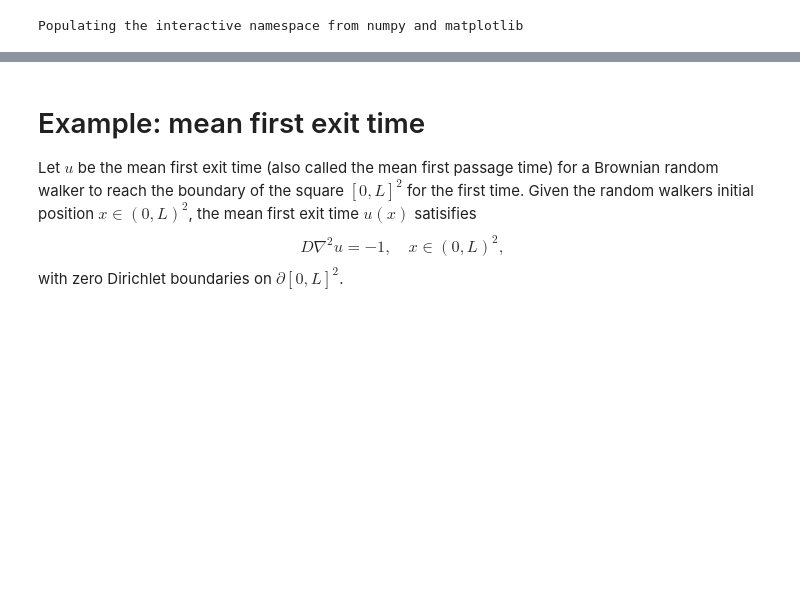
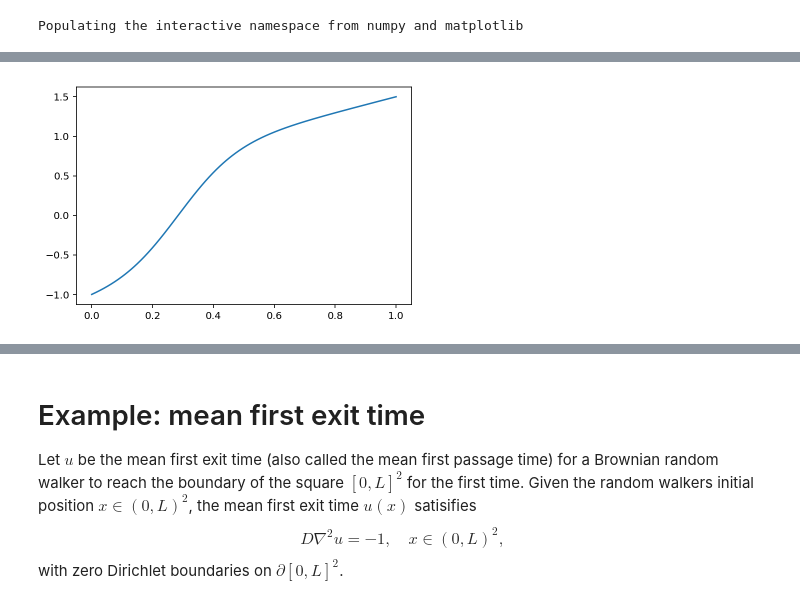
Before and after one commit to newby-jay/MATH536-Winter2021-JupyterNotebooks, a Jupyter notebook: Week 5.ipynb, the cells around one changed output, grey strips where cells are left out. Saved outputs shown, nothing was run; the diff lists cells and outputs as text; code cells hidden in the pictures; blank space fills up the shorter version.

```diff
--- a/Week 5.ipynb
+++ b/Week 5.ipynb
@@ -6,0 +12,67 @@ Populating the interactive namespace from numpy and matplotlib
+# %%
+m = 500
+L = 1.
+h = L/(m+2)
+
+alpha = -1.
+beta = 1.5
+D = 0.1
+
+
+## standard second order diff
+e = ones(m)
+L2 = D/h**2*(diag(-2.*e, 0) + diag(e[1:], 1) + diag(e[1:], -1))
+
+## centered diff
+L1 = 1/(2.*h)*(diag(e[1:], 1) - diag(e[1:], -1))
+
+
+
+ufull = zeros((m+2, 1))
+ufull[0] = alpha
+ufull[-1] = beta
+
+## Newton's method
+u0 = 2*ones((m, 1))
+u = u0.copy()
+s = zeros((m, 1)) ## boundary terms
+Ds = zeros((m, m))
+Ds[0, 0] = - alpha/(2*h)
+Ds[-1, -1] = beta/(2*h)
+
+max_iter = 1000
+tol = h**2
+
+## (u_0 - 2*u_1 + u_2)/h**2
+## (- 2*u_1 + u_2)/h^2   +   alpha/h**2
+
+## u_1( (u_2 - u_0)/(2*h) - 1.)
+## u_1(u_2 /(2*h) - 1.) - u_1*alpha/(2*h)
+
+## u_m( (u_{m+1} - u_{m-1})/(2*h) - 1.)
+## u_m(-u_{m-1}/(2*h) - 1.) + u_m*beta/(2*h)
+
+## G(u) = 0
+## D u'' + u(u' - 1) = 0
+
+for n in arange(max_iter):
+    s[0] = D*alpha/h**2 - alpha*u[0]/(2*h)
+    s[-1] = D*beta/h**2 + beta*u[-1]/(2*h)
+    ## L2@u + diag(u)@(L1@u - 1.) + s(u)
+    r = L2@u + u*(L1@u - 1.) + s
+    J = L2 + diag(L1@u.flatten() - 1.) + diag(u.flatten())@L1 + Ds
+    y = solve(J, r)
+    u = u - y
+    err = absolute(r).max()
+    if err < tol:
+        break
+
+if err > tol:
+    print('Warning: Newton`s method did not converge')
+
+ufull[1:-1] = u
+
+x = linspace(0, L, m+2)
+plot(x, ufull);
+# %% [output]
+[figure, added]
```
Also changed, not shown: parts of 3 cells of this notebook.
